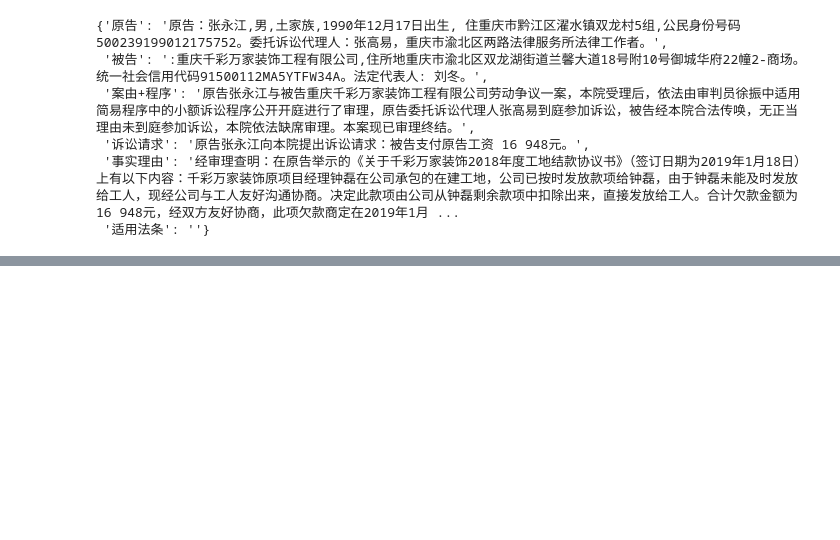
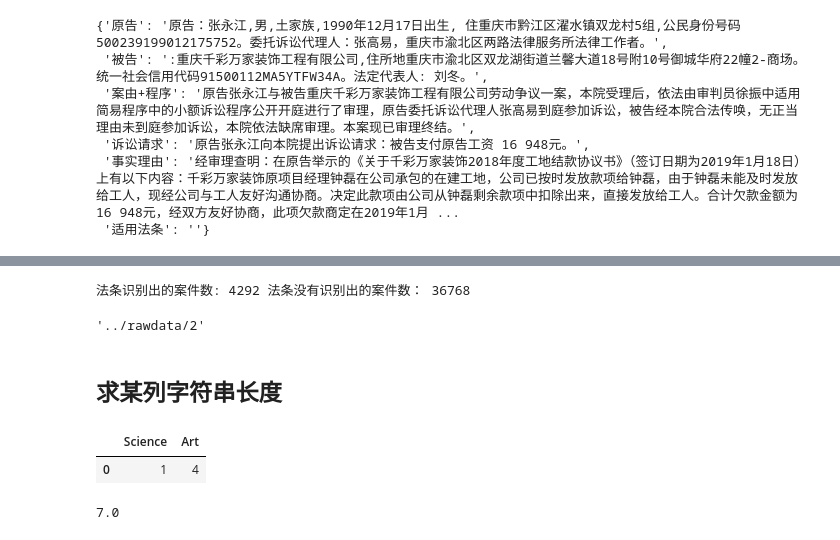
Before and after one commit to loneJG/sifa, a Jupyter notebook: 案件打分.ipynb, the cells around one changed output, grey strips where cells are left out. Cells and saved outputs as stored; diff of their text form; code cells hidden in the pictures; blank space fills up the shorter version.

```diff
--- a/案件打分.ipynb
+++ b/案件打分.ipynb
@@ -769,0 +811,26 @@ data=combineInfo(content,datadictFinal,'data.json')
+# %%
+fatiao=0
+notFatiao=0
+for key in data:
+    if len(data[key]['content']['适用法条'])>0:
+        fatiao=fatiao+1
+    else:
+        notFatiao=notFatiao+1
+print('法条识别出的案件数:',fatiao,'法条没有识别出的案件数：',notFatiao)
+# %% [output]
+法条识别出的案件数: 4292 法条没有识别出的案件数： 36768
+# %%
+os.path.join(path, '2')
+# %% [output]
+'../rawdata/2'
+# %% [markdown]
+## 求某列字符串长度
+# %%
+test = {'Science':[1,2,3],'Art':[4,5,6]}
+# %%
+test1=pd.DataFrame(test)
+# %%
+test1.head(1)
+# %% [output]
+|  | Science | Art |
+| 0 | 1 | 4 |
@@ -769,0 +839,4 @@ data=combineInfo(content,datadictFinal,'data.json')
+# %%
+lens.max()
+# %% [output]
+7.0
```
Also changed, not shown: parts of 24 cells of this notebook, 2 other files.
